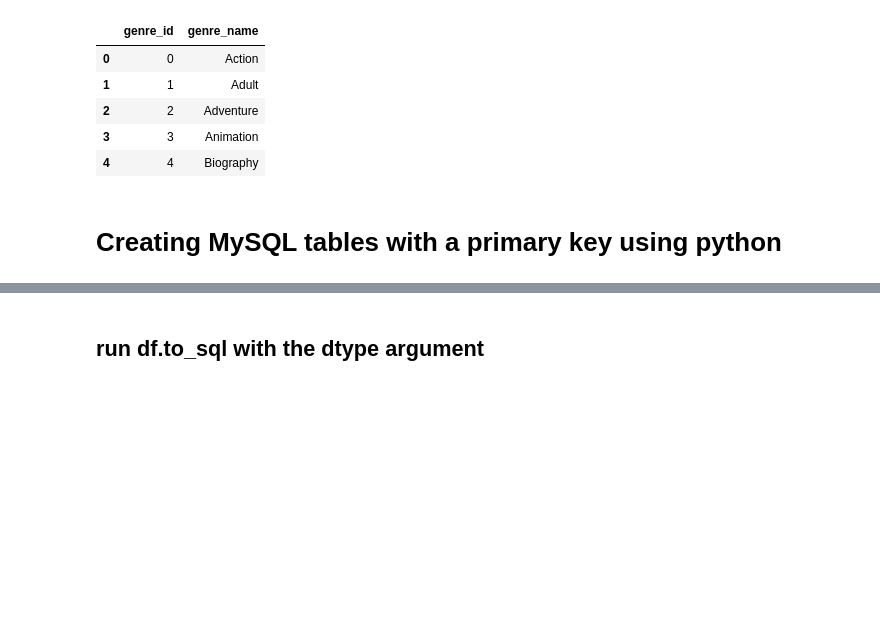
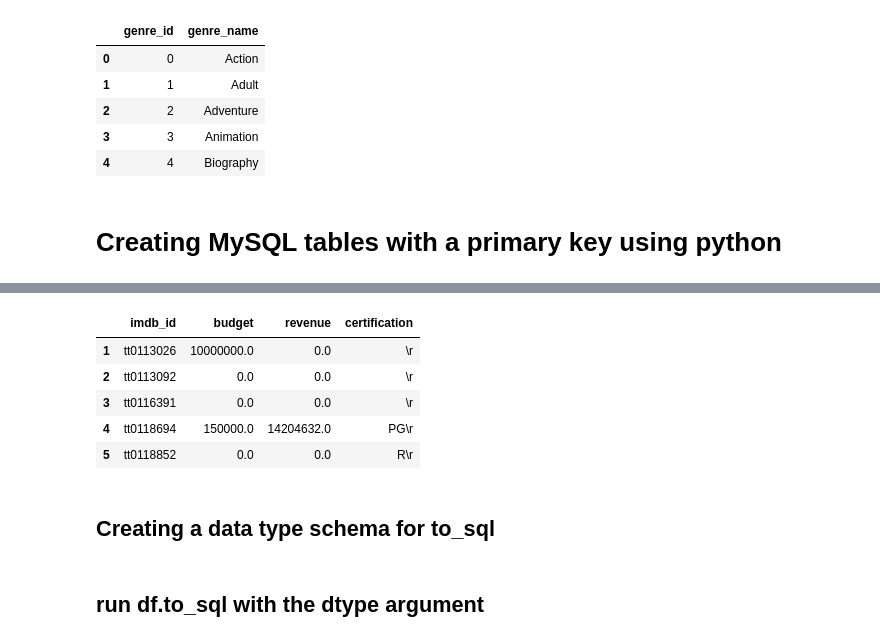
Before and after one commit to SpreeC/IMDB-Project, a Jupyter notebook: Part3B.ipynb, the cells around one changed output, grey strips where cells are left out. Cells and saved outputs as stored; diff of their text form; code cells hidden in the pictures; blank space fills up the shorter version.

```diff
--- a/Part3B.ipynb
+++ b/Part3B.ipynb
@@ -181,0 +213,11 @@ tmdb = pd.read_csv('Data/tmdb_results_combined.csv.gz')
+# %%
+#drop the first row
+tmdb = tmdb.drop(0)
+tmdb.head()
+# %% [output]
+|  | imdb_id | budget | revenue | certification |
+| 1 | tt0113026 | 10000000.0 | 0.0 | \r |
+| 2 | tt0113092 | 0.0 | 0.0 | \r |
+| 3 | tt0116391 | 0.0 | 0.0 | \r |
+| 4 | tt0118694 | 150000.0 | 14204632.0 | PG\r |
+| 5 | tt0118852 | 0.0 | 0.0 | R\r |
@@ -182,3 +227,5 @@ tmdb = pd.read_csv('Data/tmdb_results_combined.csv.gz')
+# %% [markdown]
+## Creating a data type schema for to_sql
 # %%
 from sqlalchemy.types import *
 ## Calculate max string lengths for object columns
```
Also changed, not shown: parts of 13 cells of this notebook.
